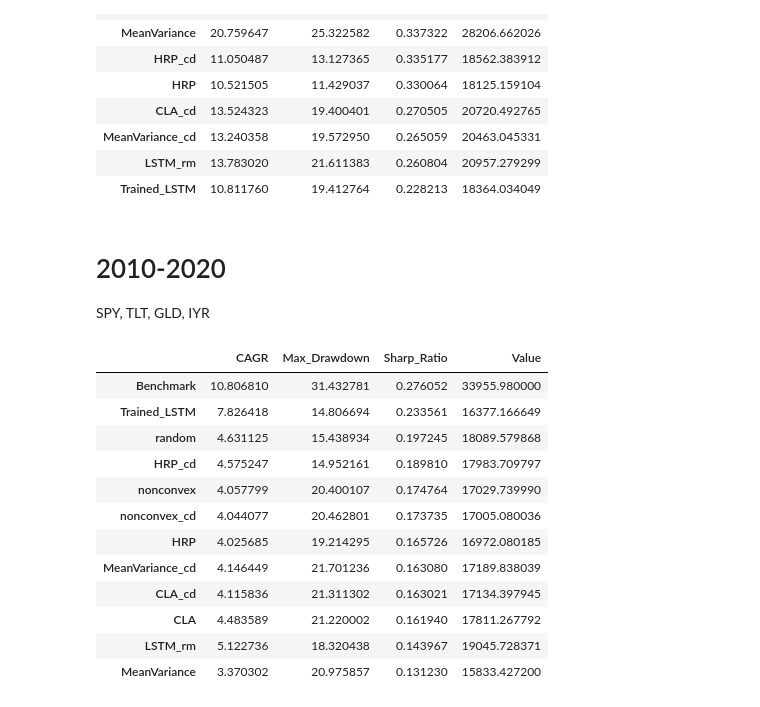
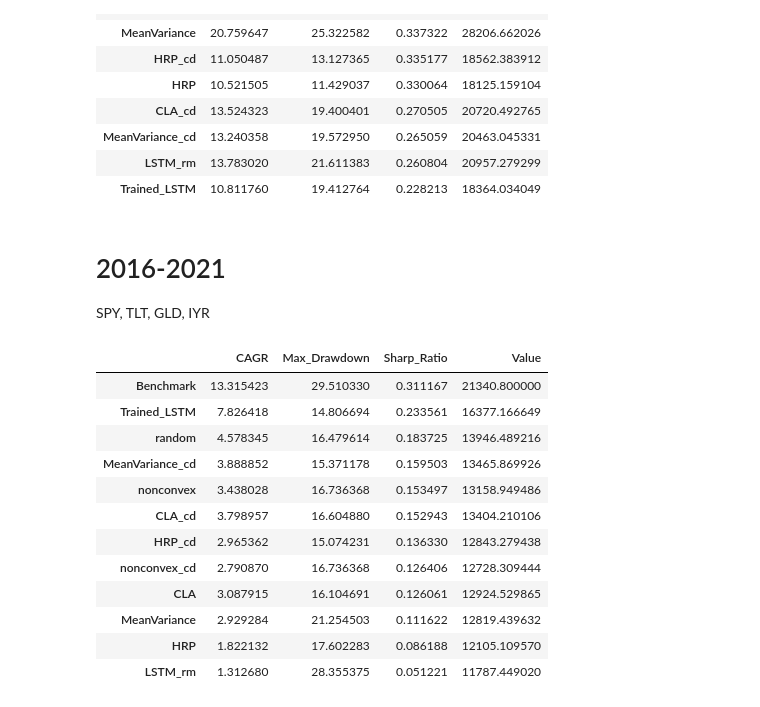
Before and after one commit to CloseToAlgoTrading/CodeFromVideo, a Jupyter notebook: Episode_20_Battle_Of_Optimization_Methods/results_graphs.ipynb, the cells around one changed output. Drawn from its saved outputs; the diff is of its cells as text; code cells hidden in the pictures.

```diff
--- a/Episode_20_Battle_Of_Optimization_Methods/results_graphs.ipynb
+++ b/Episode_20_Battle_Of_Optimization_Methods/results_graphs.ipynb
@@ -155,25 +155,25 @@ df_sharp.sort_values(by=['Sharp_Ratio'], ascending=False)
 # %%
 plotSharpValues(df_sharp['Sharp_Ratio'], "Sharp 2012-2016")
 # %% [markdown]
-# 2010-2020
+# 2016-2021
 SPY, TLT, GLD, IYR
 # %%
-df_sharp = pd.read_csv('models_stat_2010_2020_etf.csv', index_col=0)
-df_sharp = df_sharp.append(pd.read_csv('Lstm_stat_etf_2010_2020.csv', index_col=0))
+df_sharp = pd.read_csv('models_stat_2016_2021_etf.csv', index_col=0)
+df_sharp = df_sharp.append(pd.read_csv('Lstm_stat_etf_2016_2021.csv', index_col=0))
 df_sharp = df_sharp.append(pd.read_csv('Trained_Lstm_stat_etf_2016_2021.csv', index_col=0))
 df_sharp.sort_values(by=['Sharp_Ratio'], ascending=False)
 # %% [output]
 |  | CAGR | Max_Drawdown | Sharp_Ratio | Value |
-| Benchmark | 10.806810 | 31.432781 | 0.276052 | 33955.980000 |
+| Benchmark | 13.315423 | 29.510330 | 0.311167 | 21340.800000 |
 | Trained_LSTM | 7.826418 | 14.806694 | 0.233561 | 16377.166649 |
-| random | 4.631125 | 15.438934 | 0.197245 | 18089.579868 |
-| HRP_cd | 4.575247 | 14.952161 | 0.189810 | 17983.709797 |
-| nonconvex | 4.057799 | 20.400107 | 0.174764 | 17029.739990 |
-| nonconvex_cd | 4.044077 | 20.462801 | 0.173735 | 17005.080036 |
-| HRP | 4.025685 | 19.214295 | 0.165726 | 16972.080185 |
-| MeanVariance_cd | 4.146449 | 21.701236 | 0.163080 | 17189.838039 |
-| CLA_cd | 4.115836 | 21.311302 | 0.163021 | 17134.397945 |
-| CLA | 4.483589 | 21.220002 | 0.161940 | 17811.267792 |
-| LSTM_rm | 5.122736 | 18.320438 | 0.143967 | 19045.728371 |
-| MeanVariance | 3.370302 | 20.975857 | 0.131230 | 15833.427200 |
+| random | 4.578345 | 16.479614 | 0.183725 | 13946.489216 |
+| MeanVariance_cd | 3.888852 | 15.371178 | 0.159503 | 13465.869926 |
+| nonconvex | 3.438028 | 16.736368 | 0.153497 | 13158.949486 |
+| CLA_cd | 3.798957 | 16.604880 | 0.152943 | 13404.210106 |
+| HRP_cd | 2.965362 | 15.074231 | 0.136330 | 12843.279438 |
+| nonconvex_cd | 2.790870 | 16.736368 | 0.126406 | 12728.309444 |
+| CLA | 3.087915 | 16.104691 | 0.126061 | 12924.529865 |
+| MeanVariance | 2.929284 | 21.254503 | 0.111622 | 12819.439632 |
+| HRP | 1.822132 | 17.602283 | 0.086188 | 12105.109570 |
+| LSTM_rm | 1.312680 | 28.355375 | 0.051221 | 11787.449020 |
 # %%
```
Also changed, not shown: parts of 2 cells of this notebook, 6 other files.
